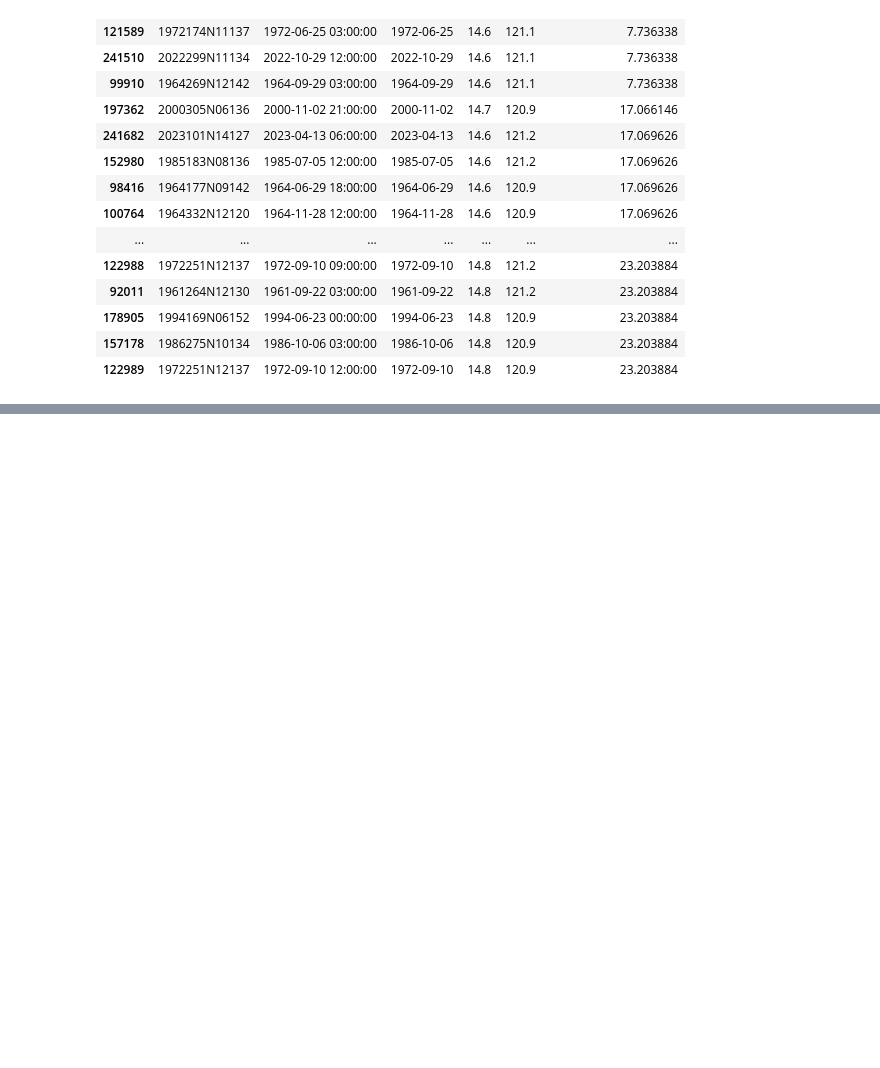
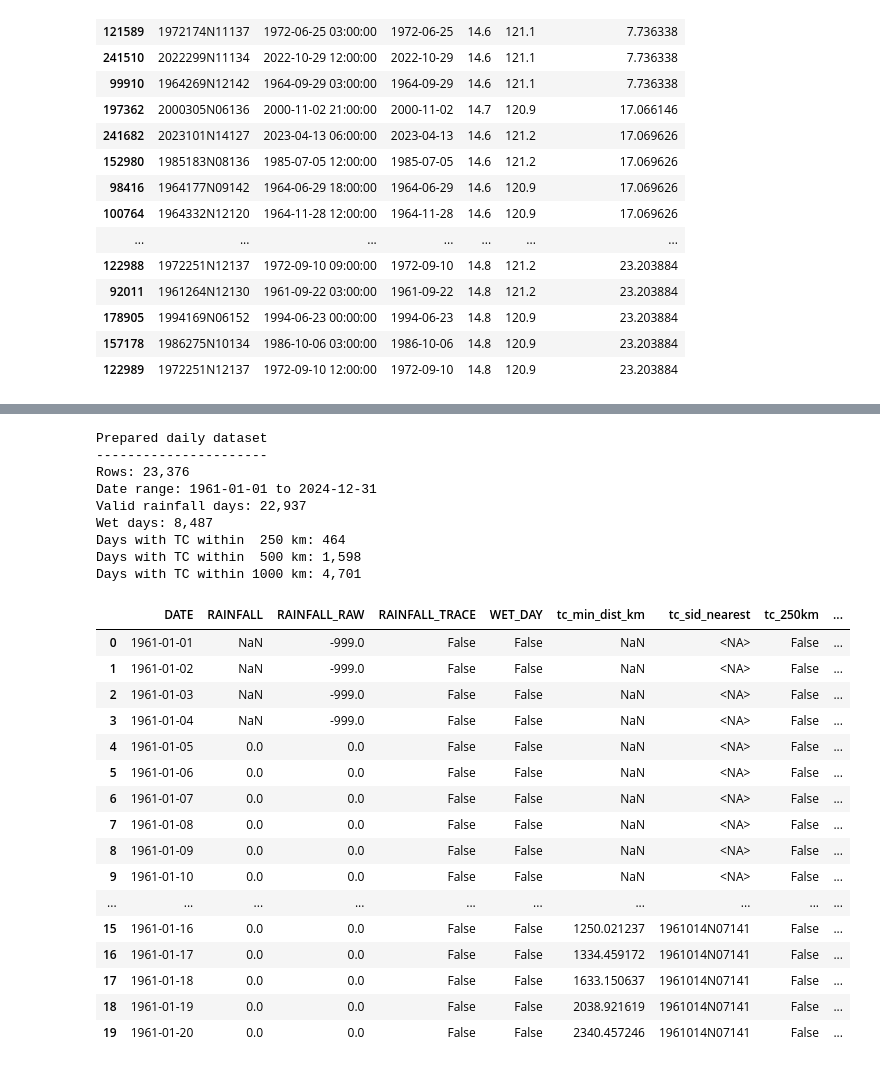
Before and after one commit to baracoma/science-garden-rainfall-trends, a Jupyter notebook: 01_data_preparation.ipynb, the cells around one changed output, grey strips where cells are left out. Cells and saved outputs as stored; diff of their text form; code cells hidden in the pictures; blank space fills up the shorter version.

Commit message:
started draftingfigure 1 column charts

```diff
--- a/01_data_preparation.ipynb
+++ b/01_data_preparation.ipynb
@@ -412,0 +483,79 @@ Closest IBTrACS track points to Science Garden
+# %%
+prepared = sci.merge(tc_daily, on="DATE", how="left")
+
+for radius in TC_RADII_KM:
+    flag_col = f"tc_{radius}km"
+    count_col = f"tc_count_{radius}km"
+    sid_col = f"tc_sids_{radius}km"
+
+    prepared[flag_col] = prepared[flag_col].fillna(False).astype(bool)
+    prepared[count_col] = prepared[count_col].fillna(0).astype(int)
+
+    if sid_col in prepared.columns:
+        prepared[sid_col] = prepared[sid_col].astype("string")
+
+string_columns = ["tc_sid_nearest"] + [f"tc_sids_{radius}km" for radius in TC_RADII_KM]
+
+for col in string_columns:
+    if col in prepared.columns:
+        prepared[col] = prepared[col].astype("string")
+
+prepared["tc_min_dist_km"] = pd.to_numeric(prepared["tc_min_dist_km"], errors="coerce")
+
+prepared = prepared.sort_values("DATE").reset_index(drop=True)
+
+print("Prepared daily dataset")
+print("----------------------")
+print(f"Rows: {len(prepared):,}")
+print(f"Date range: {prepared['DATE'].min().date()} to {prepared['DATE'].max().date()}")
+print(f"Valid rainfall days: {prepared['RAINFALL'].notna().sum():,}")
+print(f"Wet days: {prepared['WET_DAY'].sum():,}")
+
+for radius in TC_RADII_KM:
+    print(f"Days with TC within {radius:>4} km: {prepared[f'tc_{radius}km'].sum():,}")
+
+display(
+    prepared[
+        [
+            "DATE",
+            "RAINFALL",
+            "RAINFALL_RAW",
+            "RAINFALL_TRACE",
+            "WET_DAY",
+            "tc_min_dist_km",
+            "tc_sid_nearest",
+            "tc_250km",
+            "tc_500km",
+            "tc_1000km",
+            "tc_count_1000km",
+            "tc_sids_1000km",
+        ]
+    ].head(20)
+)
+# %% [output]
+Prepared daily dataset
+----------------------
+Rows: 23,376
+Date range: 1961-01-01 to 2024-12-31
+Valid rainfall days: 22,937
+Wet days: 8,487
+Days with TC within  250 km: 464
+Days with TC within  500 km: 1,598
+Days with TC within 1000 km: 4,701
+|  | DATE | RAINFALL | RAINFALL_RAW | RAINFALL_TRACE | WET_DAY | tc_min_dist_km | tc_sid_nearest | tc_250km | ... |
+| 0 | 1961-01-01 | NaN | -999.0 | False | False | NaN | <NA> | False | ... |
+| 1 | 1961-01-02 | NaN | -999.0 | False | False | NaN | <NA> | False | ... |
+| 2 | 1961-01-03 | NaN | -999.0 | False | False | NaN | <NA> | False | ... |
+| 3 | 1961-01-04 | NaN | -999.0 | False | False | NaN | <NA> | False | ... |
+| 4 | 1961-01-05 | 0.0 | 0.0 | False | False | NaN | <NA> | False | ... |
+| 5 | 1961-01-06 | 0.0 | 0.0 | False | False | NaN | <NA> | False | ... |
+| 6 | 1961-01-07 | 0.0 | 0.0 | False | False | NaN | <NA> | False | ... |
+| 7 | 1961-01-08 | 0.0 | 0.0 | False | False | NaN | <NA> | False | ... |
+| 8 | 1961-01-09 | 0.0 | 0.0 | False | False | NaN | <NA> | False | ... |
+| 9 | 1961-01-10 | 0.0 | 0.0 | False | False | NaN | <NA> | False | ... |
+| ... | ... | ... | ... | ... | ... | ... | ... | ... | ... |
+| 15 | 1961-01-16 | 0.0 | 0.0 | False | False | 1250.021237 | 1961014N07141 | False | ... |
+| 16 | 1961-01-17 | 0.0 | 0.0 | False | False | 1334.459172 | 1961014N07141 | False | ... |
+| 17 | 1961-01-18 | 0.0 | 0.0 | False | False | 1633.150637 | 1961014N07141 | False | ... |
+| 18 | 1961-01-19 | 0.0 | 0.0 | False | False | 2038.921619 | 1961014N07141 | False | ... |
+| 19 | 1961-01-20 | 0.0 | 0.0 | False | False | 2340.457246 | 1961014N07141 | False | ... |
```
Also changed, not shown: parts of 7 cells of this notebook, 1 other file.
